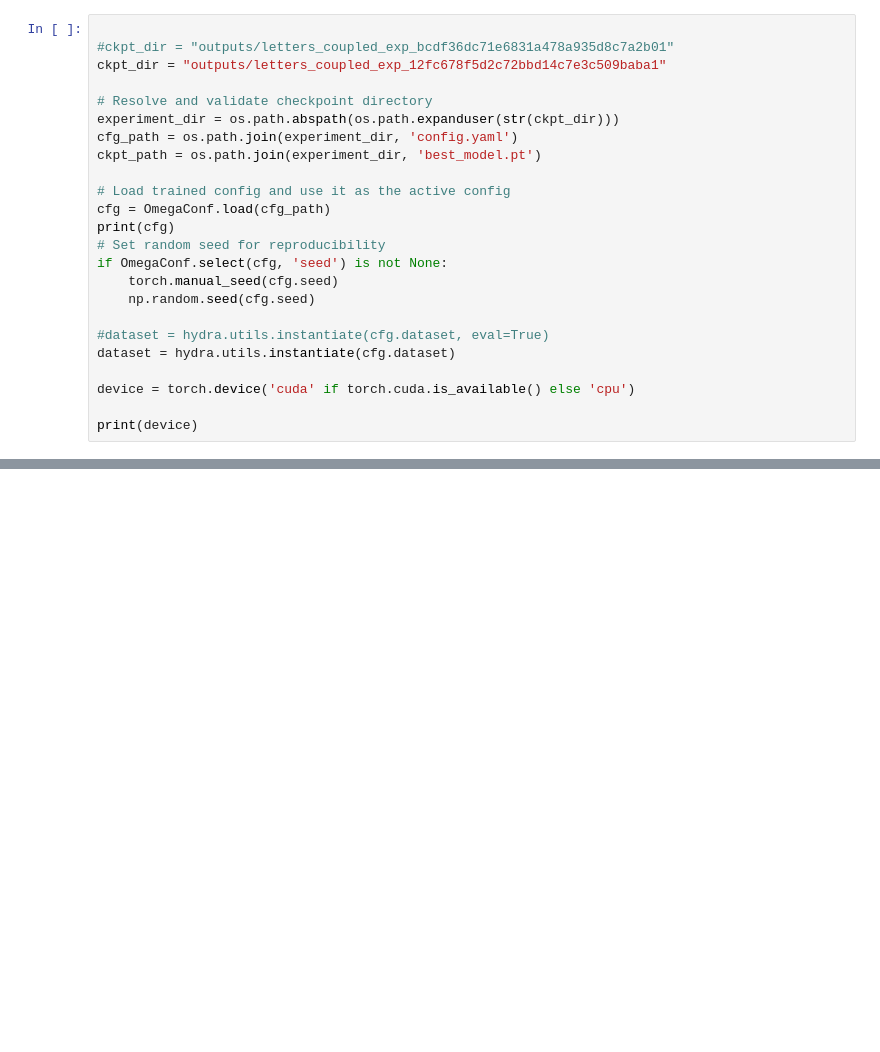
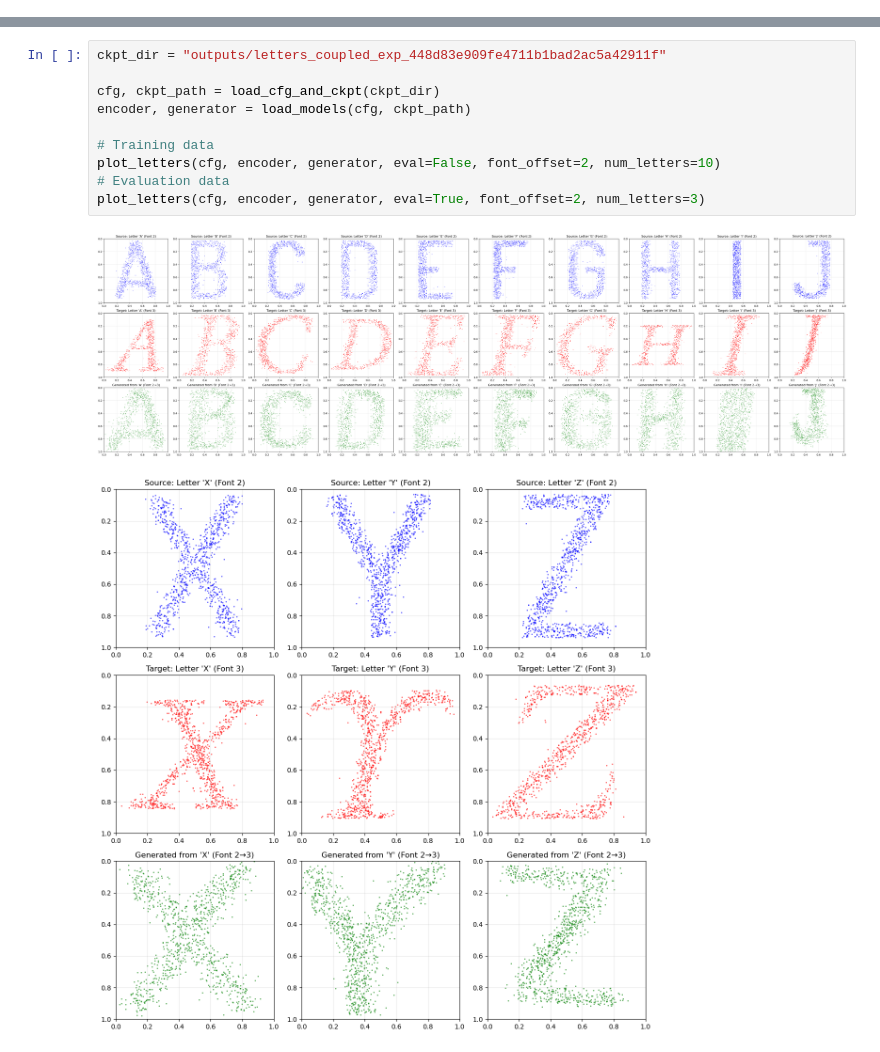
Before and after one commit to njwfish/DistributionConditionedTransport, a Jupyter notebook: letters.ipynb, the cells around one changed output, grey strips where cells are left out. Saved outputs shown, nothing was run; the diff lists cells and outputs as text; blank space fills up the shorter version.

Commit message:
cleaned up letters eval

```diff
--- a/letters.ipynb
+++ b/letters.ipynb
@@ -10,24 +11,0 @@ import os
-# %%
-
-#ckpt_dir = "outputs/letters_coupled_exp_bcdf36dc71e6831a478a935d8c7a2b01"
-ckpt_dir = "outputs/letters_coupled_exp_12fc678f5d2c72bbd14c7e3c509baba1"
-
-# Resolve and validate checkpoint directory
-experiment_dir = os.path.abspath(os.path.expanduser(str(ckpt_dir)))
-cfg_path = os.path.join(experiment_dir, 'config.yaml')
-ckpt_path = os.path.join(experiment_dir, 'best_model.pt')
-
-# Load trained config and use it as the active config
-cfg = OmegaConf.load(cfg_path)
-print(cfg)
-# Set random seed for reproducibility
-if OmegaConf.select(cfg, 'seed') is not None:
-    torch.manual_seed(cfg.seed)
-    np.random.seed(cfg.seed)
-
-#dataset = hydra.utils.instantiate(cfg.dataset, eval=True)
-dataset = hydra.utils.instantiate(cfg.dataset)
-
-device = torch.device('cuda' if torch.cuda.is_available() else 'cpu')
-
-print(device)
@@ -140,0 +134,13 @@ plt.show()
+# %%
+ckpt_dir = "outputs/letters_coupled_exp_448d83e909fe4711b1bad2ac5a42911f"
+
+cfg, ckpt_path = load_cfg_and_ckpt(ckpt_dir)
+encoder, generator = load_models(cfg, ckpt_path)
+
+# Training data
+plot_letters(cfg, encoder, generator, eval=False, font_offset=2, num_letters=10)
+# Evaluation data
+plot_letters(cfg, encoder, generator, eval=True, font_offset=2, num_letters=3)
+# %% [output]
+[figure, added]
+[figure, added]
```
Also changed, not shown: parts of 4 cells of this notebook, 1 other file.
